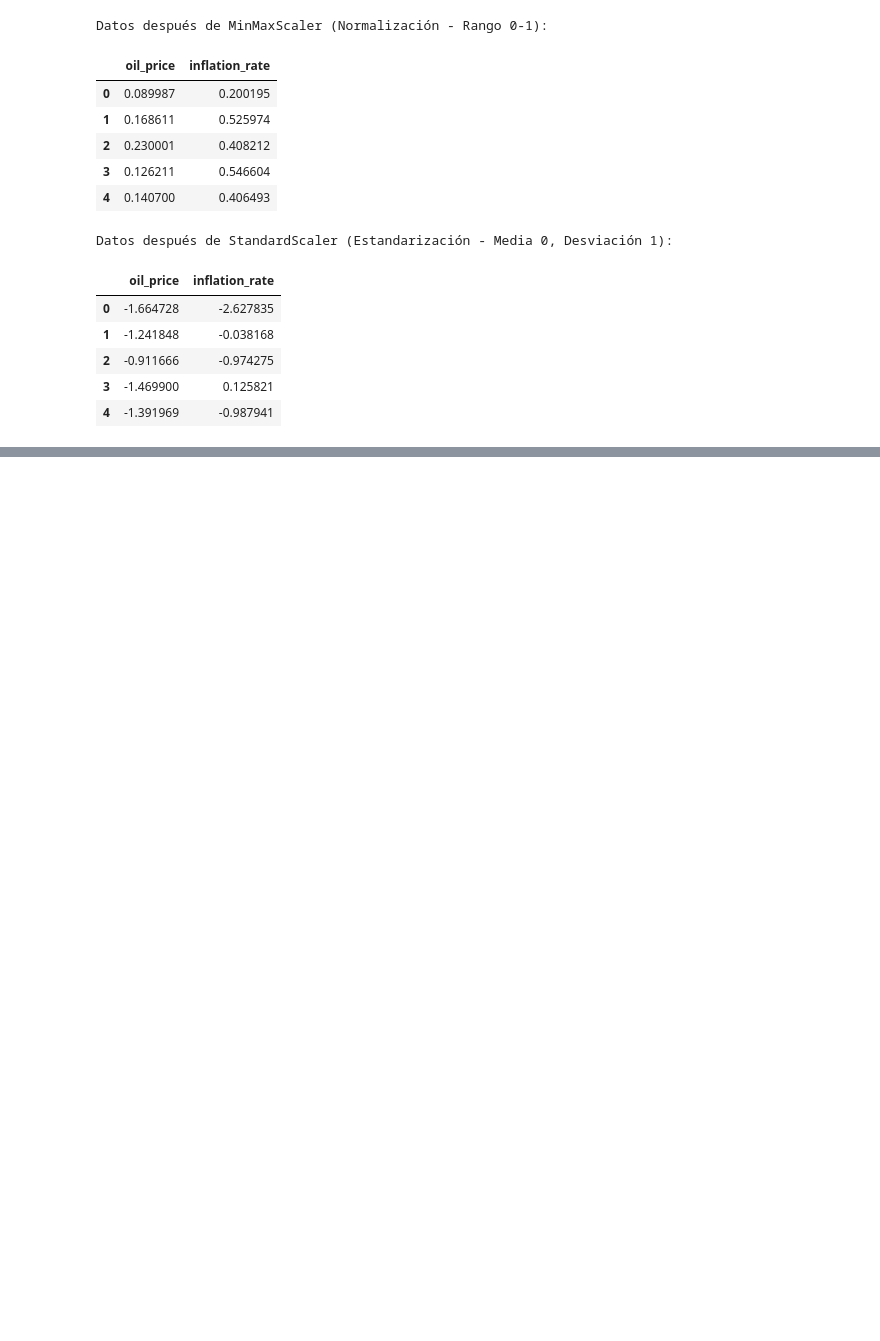
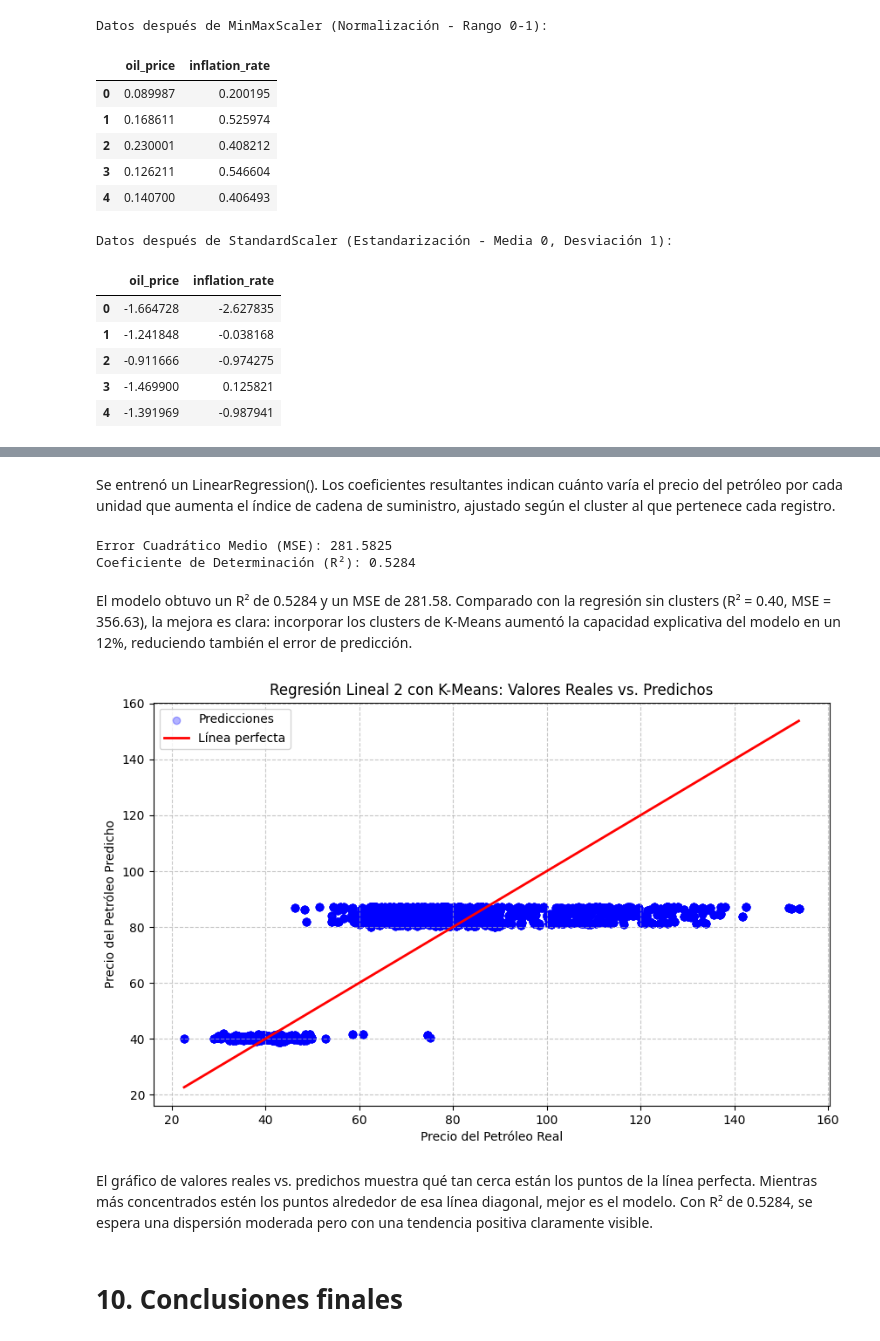
Before and after one commit to Linzdhx/Mineria_datos_covid, a Jupyter notebook: Mineria_datos_covid.ipynb, the cells around one changed output, grey strips where cells are left out. Cells and saved outputs as stored; diff of their text form; code cells hidden in the pictures; blank space fills up the shorter version.

```diff
--- a/Mineria_datos_covid.ipynb
+++ b/Mineria_datos_covid.ipynb
@@ -427,0 +727,12 @@ Ejemplo de codificación (primeras 5): [17 17 17 17 17]
+# %%
+# Regresión Lineal 2: supply_chain_index + clusters K-Means → oil_price
+
+# 1. Preparar los datos incluyendo las variables dummy de K-Means
+X = df[['supply_chain_index', 'cluster_0', 'cluster_1', 'cluster_2', 'cluster_3']]
+y = df['oil_price']
+
+# 2. Dividir en entrenamiento y prueba
+X_train, X_test, y_train, y_test = train_test_split(X, y, test_size=0.2, random_state=42)
+
+print(f"Tamaño del conjunto de entrenamiento: {X_train.shape}")
+print(f"Tamaño del conjunto de prueba: {X_test.shape}")
@@ -427,0 +746,12 @@ Ejemplo de codificación (primeras 5): [17 17 17 17 17]
+# %%
+# 3. Entrenar el modelo
+model_2 = LinearRegression()
+model_2.fit(X_train, y_train)
+
+print("Modelo entrenado.")
+print(f"Coeficiente supply_chain_index: {model_2.coef_[0]:.4f}")
+print(f"Coeficiente cluster_0: {model_2.coef_[1]:.4f}")
+print(f"Coeficiente cluster_1: {model_2.coef_[2]:.4f}")
+print(f"Coeficiente cluster_2: {model_2.coef_[3]:.4f}")
+print(f"Coeficiente cluster_3: {model_2.coef_[4]:.4f}")
+print(f"Intercepto: {model_2.intercept_:.4f}")
@@ -427,0 +766,34 @@ Ejemplo de codificación (primeras 5): [17 17 17 17 17]
+# %% [markdown]
+ Se entrenó un LinearRegression(). Los coeficientes resultantes indican cuánto varía el precio del petróleo por cada unidad que aumenta el índice de cadena de suministro, ajustado según el cluster al que pertenece cada registro.
+# %%
+# 4. Evaluar el modelo
+y_pred_2 = model_2.predict(X_test)
+
+mse_2 = mean_squared_error(y_test, y_pred_2)
+r2_2 = r2_score(y_test, y_pred_2)
+
+print(f"Error Cuadrático Medio (MSE): {mse_2:.4f}")
+print(f"Coeficiente de Determinación (R²): {r2_2:.4f}")
+# %% [output]
+Error Cuadrático Medio (MSE): 281.5825
+Coeficiente de Determinación (R²): 0.5284
+# %% [markdown]
+El modelo obtuvo un R² de 0.5284 y un MSE de 281.58. Comparado con la regresión sin clusters (R² = 0.40, MSE = 356.63), la mejora es clara: incorporar los clusters de K-Means aumentó la capacidad explicativa del modelo en un 12%, reduciendo también el error de predicción.
+# %%
+# 5. Visualizar: predichos vs reales
+plt.figure(figsize=(10, 6))
+plt.scatter(y_test, y_pred_2, alpha=0.3, color='blue', label='Predicciones')
+plt.plot([y_test.min(), y_test.max()], [y_test.min(), y_test.max()],
+         color='red', linewidth=2, label='Línea perfecta')
+plt.title('Regresión Lineal 2 con K-Means: Valores Reales vs. Predichos')
+plt.xlabel('Precio del Petróleo Real')
+plt.ylabel('Precio del Petróleo Predicho')
+plt.legend()
+plt.grid(True, linestyle='--', alpha=0.7)
+plt.show()
+# %% [output]
+[figure, added]
+# %% [markdown]
+El gráfico de valores reales vs. predichos muestra qué tan cerca están los puntos de la línea perfecta. Mientras más concentrados estén los puntos alrededor de esa línea diagonal, mejor es el modelo. Con R² de 0.5284, se espera una dispersión moderada pero con una tendencia positiva claramente visible.
+# %% [markdown]
+# 10. Conclusiones finales
```
Also changed, not shown: parts of 94 cells of this notebook.
